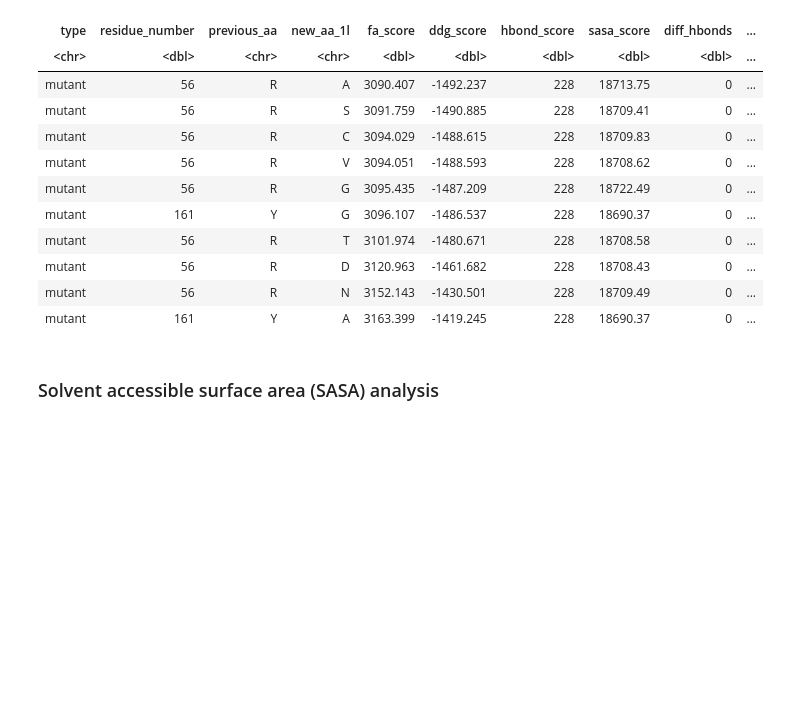
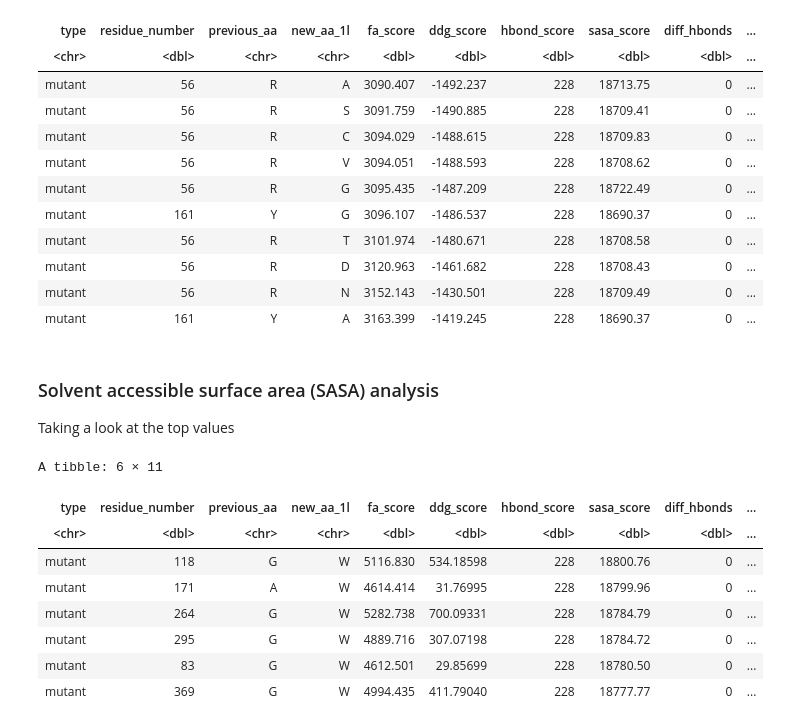
Before and after one commit to redradman/OneAAatATime, a Jupyter notebook: docked_analysis.ipynb, the cells around one changed output. Saved outputs shown, nothing was run; the diff lists cells and outputs as text; code cells hidden in the pictures; blank space fills up the shorter version.

```diff
--- a/docked_analysis.ipynb
+++ b/docked_analysis.ipynb
@@ -153,3 +169,16 @@ A tibble: 10 × 11
 | mutant | 161 | Y | A | 3163.399 | -1419.245 | 228 | 18690.37 | 0 | ... |
 # %% [markdown]
 ### Solvent accessible surface area (SASA) analysis
+Taking a look at the top values
+# %%
+dock_short |> arrange(desc(sasa_score)) |> head()
+# %% [output]
+A tibble: 6 × 11
+| type | residue_number | previous_aa | new_aa_1l | fa_score | ddg_score | hbond_score | sasa_score | diff_hbonds | ... |
+| <chr> | <dbl> | <chr> | <chr> | <dbl> | <dbl> | <dbl> | <dbl> | <dbl> | ... |
+| mutant | 118 | G | W | 5116.830 | 534.18598 | 228 | 18800.76 | 0 | ... |
+| mutant | 171 | A | W | 4614.414 | 31.76995 | 228 | 18799.96 | 0 | ... |
+| mutant | 264 | G | W | 5282.738 | 700.09331 | 228 | 18784.79 | 0 | ... |
+| mutant | 295 | G | W | 4889.716 | 307.07198 | 228 | 18784.72 | 0 | ... |
+| mutant | 83 | G | W | 4612.501 | 29.85699 | 228 | 18780.50 | 0 | ... |
+| mutant | 369 | G | W | 4994.435 | 411.79040 | 228 | 18777.77 | 0 | ... |
```
Also changed, not shown: parts of 8 cells of this notebook.
